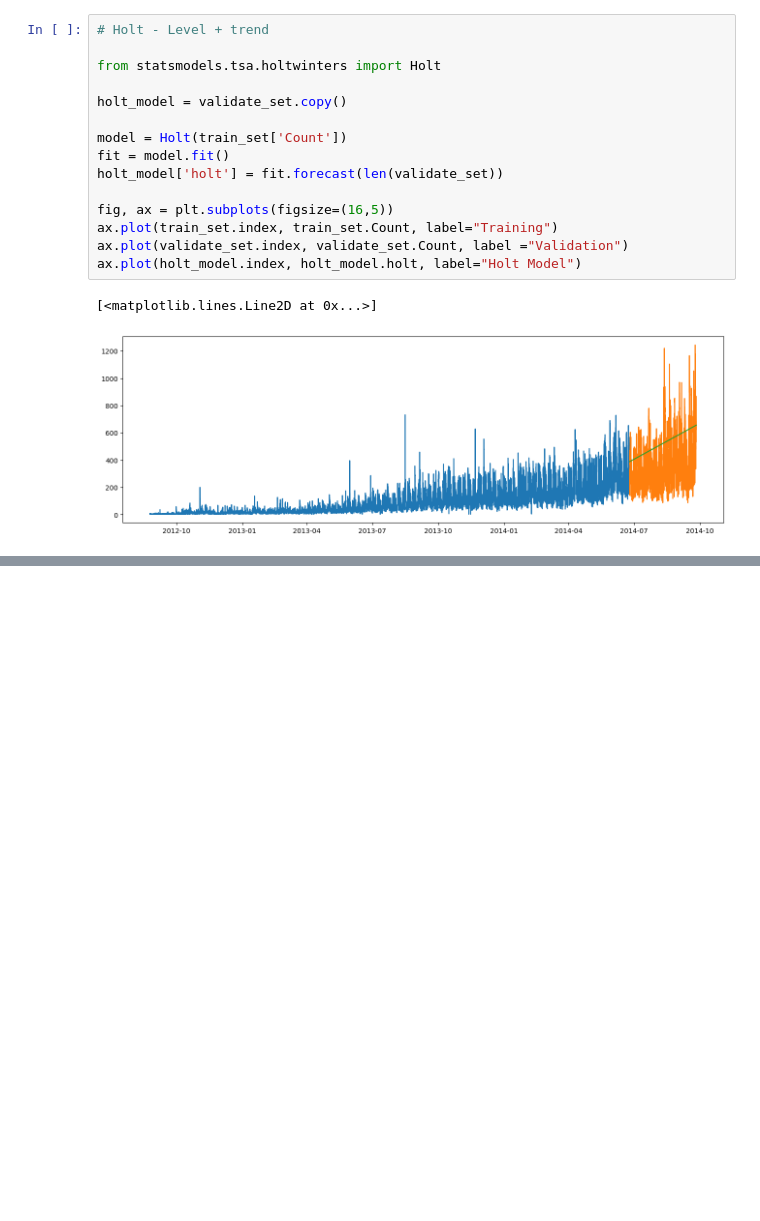
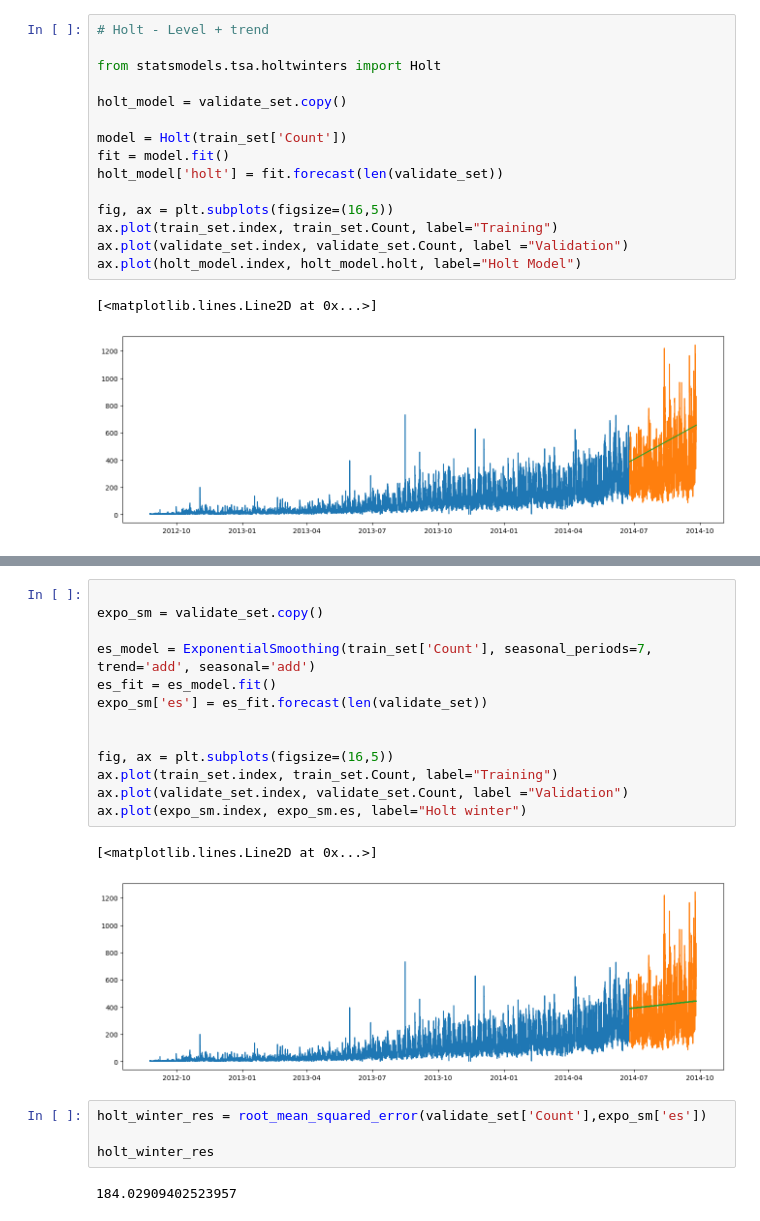
Before and after one commit to jeeva-anand/JetRail-Traffic-Prediction-using-Time-Series, a Jupyter notebook: notebook/JetRail_Traffic_Prediction_using_Time_Series.ipynb, the cells around one changed output, grey strips where cells are left out. Cells and saved outputs as stored; diff of their text form; blank space fills up the shorter version.

```diff
--- a/notebook/JetRail_Traffic_Prediction_using_Time_Series.ipynb
+++ b/notebook/JetRail_Traffic_Prediction_using_Time_Series.ipynb
@@ -493,0 +501,22 @@ holt_res
+# %%
+
+expo_sm = validate_set.copy()
+
+es_model = ExponentialSmoothing(train_set['Count'], seasonal_periods=7, trend='add', seasonal='add')
+es_fit = es_model.fit()
+expo_sm['es'] = es_fit.forecast(len(validate_set))
+
+
+fig, ax = plt.subplots(figsize=(16,5))
+ax.plot(train_set.index, train_set.Count, label="Training")
+ax.plot(validate_set.index, validate_set.Count, label ="Validation")
+ax.plot(expo_sm.index, expo_sm.es, label="Holt winter")
+# %% [output]
+[<matplotlib.lines.Line2D at 0x...>]
+[figure, added]
+# %%
+holt_winter_res = root_mean_squared_error(validate_set['Count'],expo_sm['es'])
+
+holt_winter_res
+# %% [output]
+184.02909402523957
```
Also changed, not shown: parts of 7 cells of this notebook.
